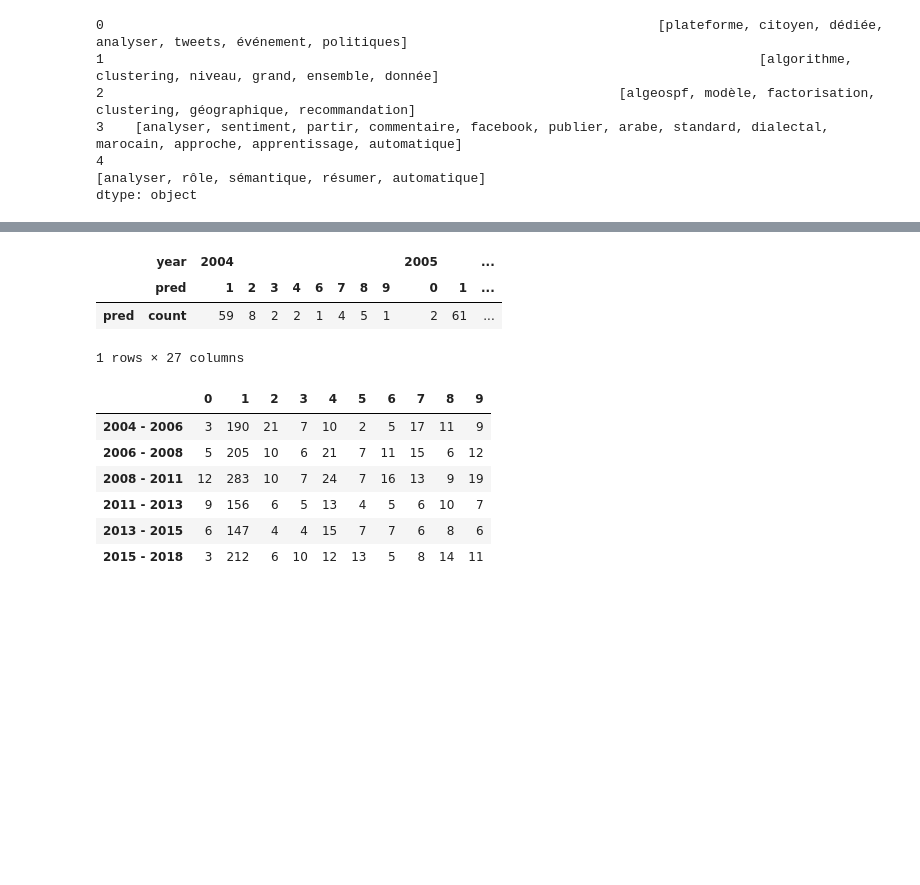
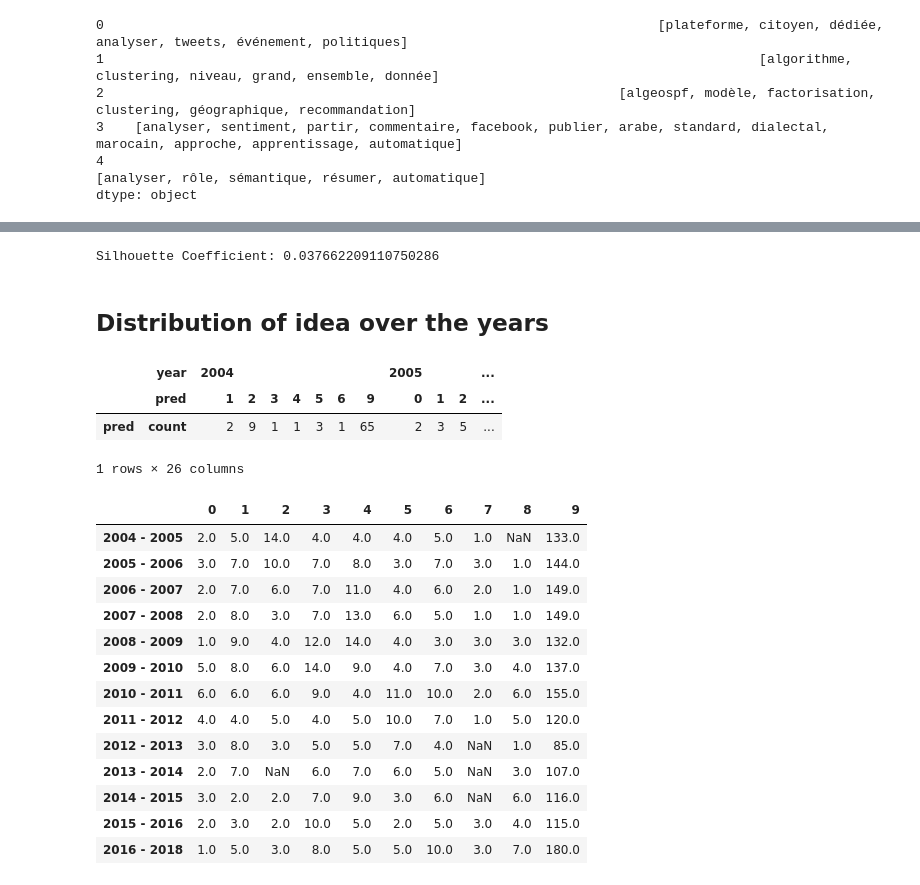
Before and after one commit to pchampio/EGC-2020, a Jupyter notebook: summary.ipynb, the cells around one changed output, grey strips where cells are left out. Cells and saved outputs as stored; diff of their text form; code cells hidden in the pictures; blank space fills up the shorter version.

```diff
--- a/summary.ipynb
+++ b/summary.ipynb
@@ -76,11 +102,13 @@ display(df[['lng_title', 'lng_abstract' ,'lem_prepro_title' ,'lem_prepro_abstrac
 # %%
 # with ou without the abstract
+with_abst = False
+
 def join_with_nan(subset_df):
     res = []
     if subset_df['lem_prepro_title'] is not pd.np.nan:
         res += subset_df['lem_prepro_title'].split()
-    # if subset_df['lem_prepro_abstract'] is not pd.np.nan:
-        # res += subset_df['lem_prepro_abstract'].split()
+    if with_abst and subset_df['lem_prepro_abstract'] is not pd.np.nan:
+        res += subset_df['lem_prepro_abstract'].split()
     return res
 
 # Join the lematized title and abstract
@@ -183,0 +270,23 @@ pyLDAvis.display(lda_display)
+# %%
+if False:
+    # Can take a long time to run.
+    limit=400; start=50; step=50;
+    model_list, coherence_values = compute_coherence_values(
+        dictionary=id2word,
+        corpus=bow_corpus,
+        texts=df_all_lem,
+        start=start,
+        limit=limit,
+        step=step)
+
+    # Show graph
+    x = range(start, limit, step)
+    plt.plot(x, coherence_values)
+    plt.xlabel("Num Topics")
+    plt.ylabel("Coherence score")
+    plt.legend(("coherence_values"), loc='best')
+    plt.show()
+
+    ### Print the coherence scores
+    for m, cv in zip(x, coherence_values):
+        print("Num Topics =", m, " has Coherence Value of", round(cv, 4))
@@ -190,18 +319,17 @@ import matplotlib.pyplot as plt
 import numpy as np
 from sklearn import metrics
 from sklearn.cluster import KMeans
+from sklearn.cluster import AffinityPropagation
 
 # https://scikit-learn.org/stable/auto_examples/cluster/plot_kmeans_silhouette_analysis.html
 
-print('LDA matrix shape:', lda_csc_matrix.shape)
+print('LDA matrix shape (input to KMeans):', lda_csc_matrix.shape)
 
 km = KMeans(n_clusters=10, init='k-means++', max_iter=100, n_init=4, verbose=False, random_state=10)
 km.fit(lda_csc_matrix)
 
-display(km.labels_)
+display(pd.DataFrame(km.labels_).T)
 
 df['pred'] = km.labels_
-
-silhouette_avg = metrics.silhouette_score(lda_csc_matrix, km.labels_)
-print('Silhouette Coefficient:', silhouette_avg)
+n_clusters = km.n_clusters
 # %% [output]
@@ -211,3 +344,11 @@ Silhouette Coefficient: 0.09209015650893577
+# %%
+# Compute the SILHOUETTE score
+silhouette_avg = metrics.silhouette_score(lda_csc_matrix, km.labels_)
+print('Silhouette Coefficient:', silhouette_avg)
+# %% [output]
+Silhouette Coefficient: 0.037662209110750286
+# %% [markdown]
+## Distribution of idea over the years
 # %%
 # Group the year, while keeping the prediction dissimilarity AND count the number of article for onw prediction
 A = df.groupby(['year', 'pred']).agg({'pred': ['count']})
@@ -215,52 +356,59 @@ A = df.groupby(['year', 'pred']).agg({'pred': ['count']})
 # Result is MultiIndex dataframe
 display(A.query('year <= 2006').T)
 
-df_label_count_sampled_year = pd.DataFrame(index=[x for x in range(km.n_clusters)])
+df_label_count_sampled_year = pd.DataFrame(index=[x for x in range(n_clusters)])
 
 # Year sampling, (-> ['2004 to 2006', '2007 to 2009', .. ])
-num_of_sep = 7 # number of partition
+num_of_sep = 14 # number of partition
 
 start = pd.Timestamp('2004')
 end = pd.Timestamp('2018')
 ye_sampling = np.linspace(start.value, end.value, num_of_sep)
 ye_sampling = pd.to_datetime(ye_sampling).year
 
 # For each year's partitions
 for start, end in zip(ye_sampling[:-1], ye_sampling[1:]):
 
     # query the current partition into the df
     _splited_df = A.query('year >= '+ str(start) + ' & year < ' + str(end+1))
 
     # label conter for each year of the partition
     from collections import defaultdict
     class_count = {}
     class_count = defaultdict(lambda:0, class_count)
 
     for ((year, label_id, a), count_obj) in _splited_df.stack().iterrows():
         class_count[label_id] += count_obj[0]
         # VERBOSE
         # print("Year {} has a label {:3} documents related to the label id: {:3}".format(year, count_obj[0], label_id ))
 
     # total of document for each label of the current partition
     class_count = dict(class_count)
     # VERBOSE
     # display(class_count)
 
     df_label_count_sampled_year["{} - {}".format(start, end)] = pd.Series(class_count)
 
 df_label_count_sampled_year = df_label_count_sampled_year.T
 display(df_label_count_sampled_year)
 # %% [output]
-|  | year | 2004 |  |  |  |  |  |  |  | 2005 |  | ... |
-|  | pred | 1 | 2 | 3 | 4 | 6 | 7 | 8 | 9 | 0 | 1 | ... |
-| pred | count | 59 | 8 | 2 | 2 | 1 | 4 | 5 | 1 | 2 | 61 | ... |
+|  | year | 2004 |  |  |  |  |  |  | 2005 |  |  | ... |
+|  | pred | 1 | 2 | 3 | 4 | 5 | 6 | 9 | 0 | 1 | 2 | ... |
+| pred | count | 2 | 9 | 1 | 1 | 3 | 1 | 65 | 2 | 3 | 5 | ... |
-1 rows × 27 columns
+1 rows × 26 columns
 |  | 0 | 1 | 2 | 3 | 4 | 5 | 6 | 7 | 8 | 9 |
-| 2004 - 2006 | 3 | 190 | 21 | 7 | 10 | 2 | 5 | 17 | 11 | 9 |
-| 2006 - 2008 | 5 | 205 | 10 | 6 | 21 | 7 | 11 | 15 | 6 | 12 |
-| 2008 - 2011 | 12 | 283 | 10 | 7 | 24 | 7 | 16 | 13 | 9 | 19 |
-| 2011 - 2013 | 9 | 156 | 6 | 5 | 13 | 4 | 5 | 6 | 10 | 7 |
-| 2013 - 2015 | 6 | 147 | 4 | 4 | 15 | 7 | 7 | 6 | 8 | 6 |
-| 2015 - 2018 | 3 | 212 | 6 | 10 | 12 | 13 | 5 | 8 | 14 | 11 |
+| 2004 - 2005 | 2.0 | 5.0 | 14.0 | 4.0 | 4.0 | 4.0 | 5.0 | 1.0 | NaN | 133.0 |
+| 2005 - 2006 | 3.0 | 7.0 | 10.0 | 7.0 | 8.0 | 3.0 | 7.0 | 3.0 | 1.0 | 144.0 |
+| 2006 - 2007 | 2.0 | 7.0 | 6.0 | 7.0 | 11.0 | 4.0 | 6.0 | 2.0 | 1.0 | 149.0 |
+| 2007 - 2008 | 2.0 | 8.0 | 3.0 | 7.0 | 13.0 | 6.0 | 5.0 | 1.0 | 1.0 | 149.0 |
+| 2008 - 2009 | 1.0 | 9.0 | 4.0 | 12.0 | 14.0 | 4.0 | 3.0 | 3.0 | 3.0 | 132.0 |
+| 2009 - 2010 | 5.0 | 8.0 | 6.0 | 14.0 | 9.0 | 4.0 | 7.0 | 3.0 | 4.0 | 137.0 |
+| 2010 - 2011 | 6.0 | 6.0 | 6.0 | 9.0 | 4.0 | 11.0 | 10.0 | 2.0 | 6.0 | 155.0 |
+| 2011 - 2012 | 4.0 | 4.0 | 5.0 | 4.0 | 5.0 | 10.0 | 7.0 | 1.0 | 5.0 | 120.0 |
+| 2012 - 2013 | 3.0 | 8.0 | 3.0 | 5.0 | 5.0 | 7.0 | 4.0 | NaN | 1.0 | 85.0 |
+| 2013 - 2014 | 2.0 | 7.0 | NaN | 6.0 | 7.0 | 6.0 | 5.0 | NaN | 3.0 | 107.0 |
+| 2014 - 2015 | 3.0 | 2.0 | 2.0 | 7.0 | 9.0 | 3.0 | 6.0 | NaN | 6.0 | 116.0 |
+| 2015 - 2016 | 2.0 | 3.0 | 2.0 | 10.0 | 5.0 | 2.0 | 5.0 | 3.0 | 4.0 | 115.0 |
+| 2016 - 2018 | 1.0 | 5.0 | 3.0 | 8.0 | 5.0 | 5.0 | 10.0 | 3.0 | 7.0 | 180.0 |
 # %%
 from matplotlib.ticker import FuncFormatter
```
Also changed, not shown: parts of 32 cells of this notebook.
